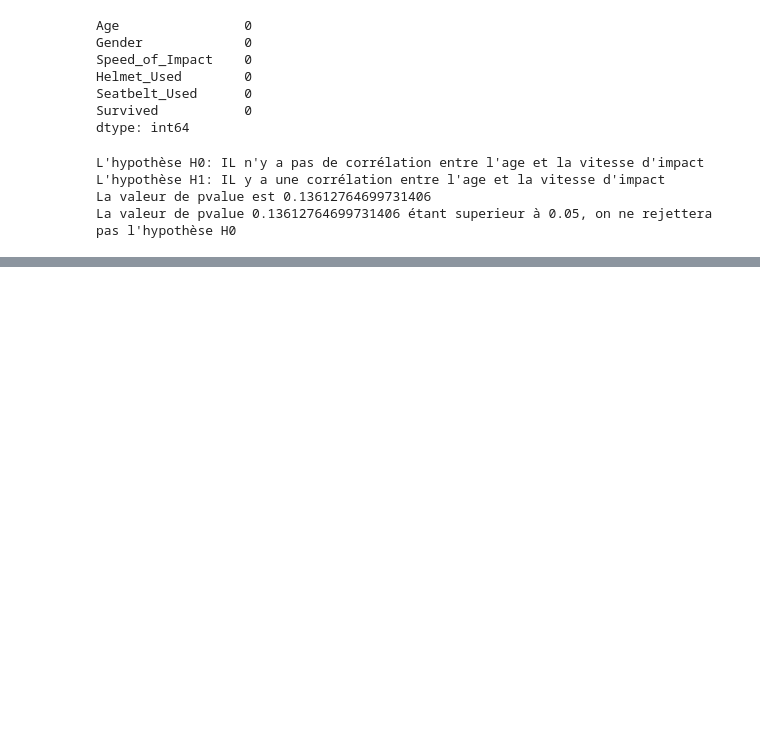
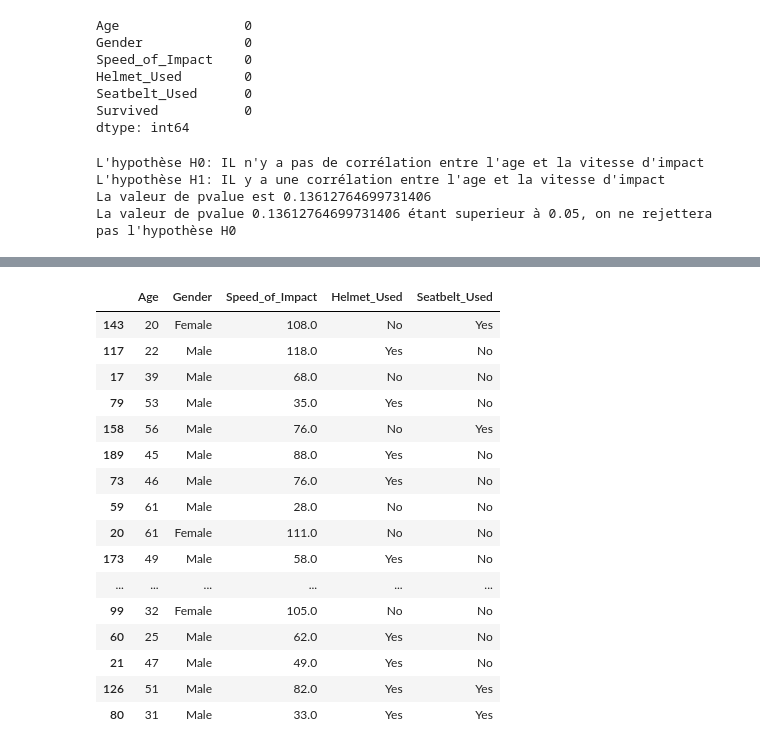
Before and after one commit to lathiam/Learning-Lab-Projet, a Jupyter notebook: Notebook.ipynb, the cells around one changed output, grey strips where cells are left out. Drawn from its saved outputs; the diff is of its cells as text; code cells hidden in the pictures; blank space fills up the shorter version.

```diff
--- a/Notebook.ipynb
+++ b/Notebook.ipynb
@@ -299,0 +388,20 @@ La valeur de pvalue 0.13612764699731406 étant superieur à 0.05, on ne rejetter
+# %%
+X_test
+# %% [output]
+|  | Age | Gender | Speed_of_Impact | Helmet_Used | Seatbelt_Used |
+| 143 | 20 | Female | 108.0 | No | Yes |
+| 117 | 22 | Male | 118.0 | Yes | No |
+| 17 | 39 | Male | 68.0 | No | No |
+| 79 | 53 | Male | 35.0 | Yes | No |
+| 158 | 56 | Male | 76.0 | No | Yes |
+| 189 | 45 | Male | 88.0 | Yes | No |
+| 73 | 46 | Male | 76.0 | Yes | No |
+| 59 | 61 | Male | 28.0 | No | No |
+| 20 | 61 | Female | 111.0 | No | No |
+| 173 | 49 | Male | 58.0 | Yes | No |
+| ... | ... | ... | ... | ... | ... |
+| 99 | 32 | Female | 105.0 | No | No |
+| 60 | 25 | Male | 62.0 | Yes | No |
+| 21 | 47 | Male | 49.0 | Yes | No |
+| 126 | 51 | Male | 82.0 | Yes | Yes |
+| 80 | 31 | Male | 33.0 | Yes | Yes |
```
Also changed, not shown: parts of 17 cells of this notebook, 1 other file.
